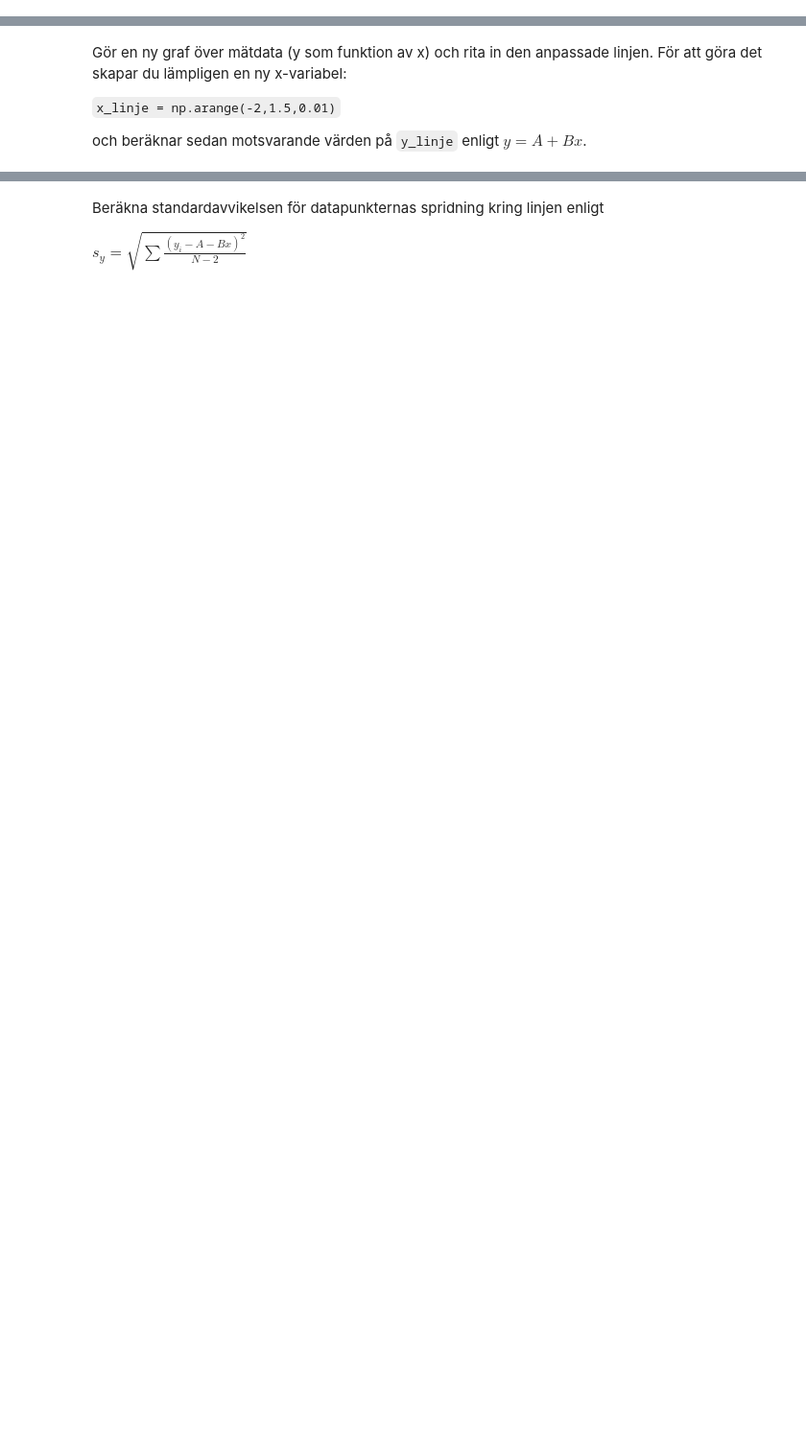
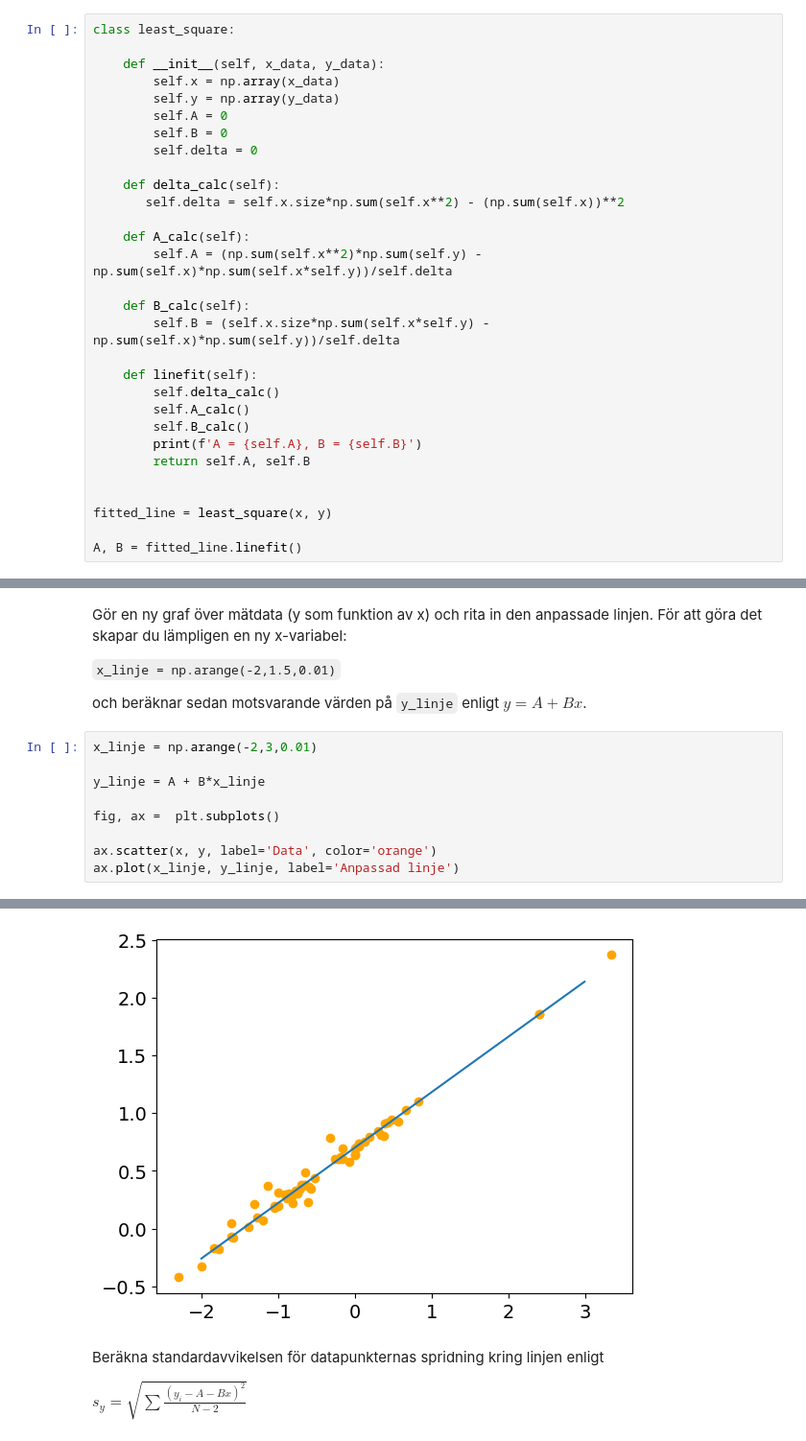
Before and after one commit to Hobbit0419/Uni_code, a Jupyter notebook: exp_met/Anton_Lindbro_HM9.ipynb, the cells around one changed output, grey strips where cells are left out. Shown: that part at 96% size. Saved outputs shown, nothing was run; the diff lists cells and outputs as text; blank space fills up the shorter version.

```diff
--- a/exp_met/Anton_Lindbro_HM9.ipynb
+++ b/exp_met/Anton_Lindbro_HM9.ipynb
@@ -47,0 +54,30 @@ print('A =',A,'och B =',B)
+# %%
+class least_square:
+
+    def __init__(self, x_data, y_data):
+        self.x = np.array(x_data)
+        self.y = np.array(y_data)
+        self.A = 0
+        self.B = 0
+        self.delta = 0
+
+    def delta_calc(self):
+       self.delta = self.x.size*np.sum(self.x**2) - (np.sum(self.x))**2
+
+    def A_calc(self):
+        self.A = (np.sum(self.x**2)*np.sum(self.y) - np.sum(self.x)*np.sum(self.x*self.y))/self.delta
+
+    def B_calc(self):
+        self.B = (self.x.size*np.sum(self.x*self.y) - np.sum(self.x)*np.sum(self.y))/self.delta
+
+    def linefit(self):
+        self.delta_calc()
+        self.A_calc()
+        self.B_calc()
+        print(f'A = {self.A}, B = {self.B}')
+        return self.A, self.B
+
+
+fitted_line = least_square(x, y)
+
+A, B = fitted_line.linefit()
@@ -51,3 +90,13 @@ Gör en ny graf över mätdata (y som funktion av x) och rita in den anpassade l
 `x_linje = np.arange(-2,1.5,0.01)`
 
 och beräknar sedan motsvarande värden på `y_linje` enligt $y=A+Bx$.
+# %%
+x_linje = np.arange(-2,3,0.01)
+
+y_linje = A + B*x_linje
+
+fig, ax =  plt.subplots()
+
+ax.scatter(x, y, label='Data', color='orange')
+ax.plot(x_linje, y_linje, label='Anpassad linje')
+# %% [output]
@@ -54,3 +104,4 @@ och beräknar sedan motsvarande värden på `y_linje` enligt $y=A+Bx$.
+[figure, added]
 # %% [markdown]
 Beräkna standardavvikelsen för datapunkternas spridning kring linjen enligt
 
```
Also changed, not shown: parts of 12 cells of this notebook, 3 other files.
